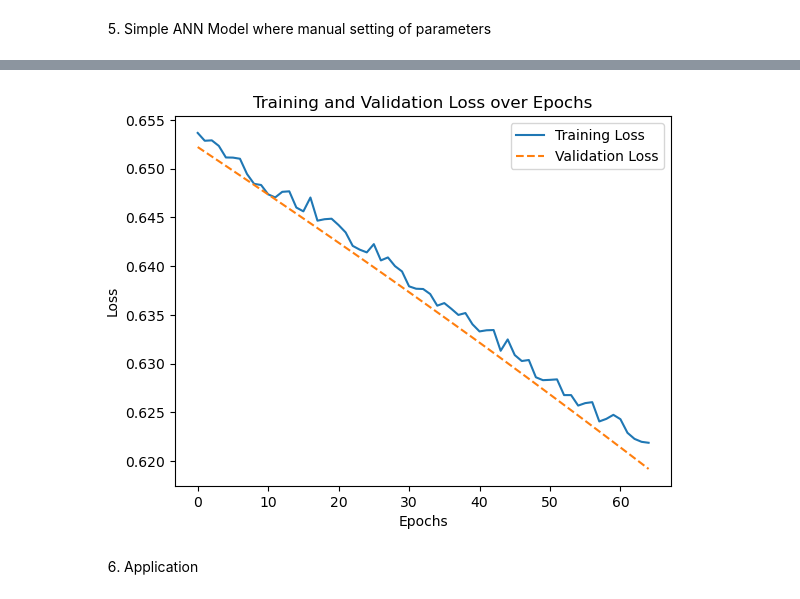
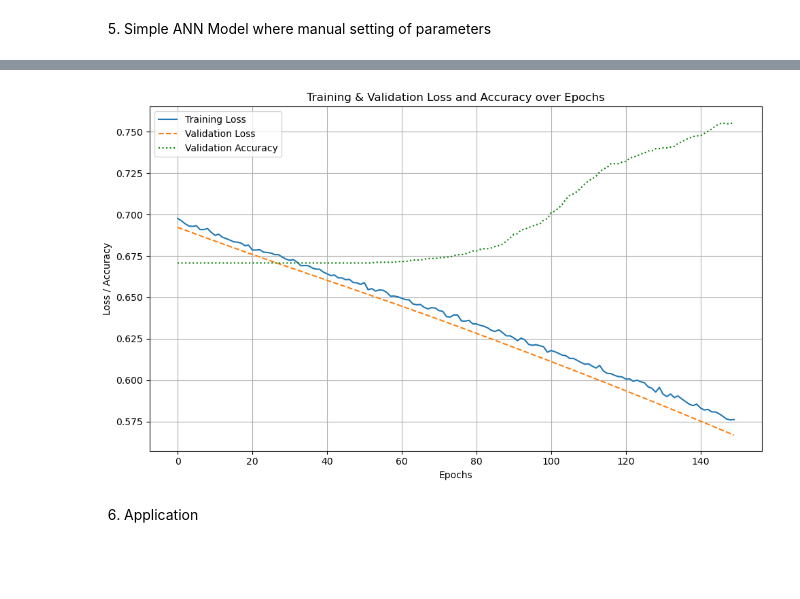
Before and after one commit to PJ-Caleon/AnimeReco_ANN, a Jupyter notebook: ann.ipynb, the cells around one changed output, grey strips where cells are left out. Drawn from its saved outputs; the diff is of its cells as text; code cells hidden in the pictures; blank space fills up the shorter version.

Commit message:
Update ann.ipynb
Added accuracy graph and adjusted epoch to 150

```diff
--- a/ann.ipynb
+++ b/ann.ipynb
@@ -198,9 +198,11 @@ loss_function = nn.BCELoss()  # Binary Cross Entropy Loss for binary classificat
 optimizer = optim.Adam(model.parameters(), lr=0.0001, weight_decay=0.01)  # Regularization strength (weight_decay)
 
 # Step 4: Train the model
-epochs = 65
+epochs = 150
 train_losses = []
 val_losses = []
+val_accuracies = []
+
 
 for epoch in range(epochs):
     model.train()
@@ -223,6 +225,11 @@ for epoch in range(epochs):
         val_loss = loss_function(y_pred_val, y_test_tensor.squeeze())  # Calculate the validation loss
         val_losses.append(val_loss.item())
 
+    # Calculate validation accuracy
+    y_pred_binary = (y_pred_val > 0.5).float()
+    val_accuracy = accuracy_score(y_test_tensor.numpy(), y_pred_binary.numpy())
+    val_accuracies.append(val_accuracy)
+
     if epoch % 10 == 0:
         print(f"Epoch {epoch+1}/{epochs}, Training Loss: {train_loss.item()}, Validation Loss: {val_loss.item()}")
 
@@ -236,12 +243,16 @@ with torch.no_grad():
     accuracy = accuracy_score(y_test_tensor.numpy(), y_pred_test.numpy())
     print(f"Test Accuracy: {accuracy * 100:.2f}%")
 
-# Optional: Plot the training and validation loss curves
+# Plot the training/validation loss and accuracy curves
+plt.figure(figsize=(10, 6))
 plt.plot(range(epochs), train_losses, label='Training Loss')
 plt.plot(range(epochs), val_losses, label='Validation Loss', linestyle='--')
-plt.title("Training and Validation Loss over Epochs")
+plt.plot(range(epochs), val_accuracies, label='Validation Accuracy', linestyle=':', color='green')
+plt.title("Training & Validation Loss and Accuracy over Epochs")
 plt.xlabel("Epochs")
-plt.ylabel("Loss")
+plt.ylabel("Loss / Accuracy")
 plt.legend()
+plt.grid(True)
+plt.tight_layout()
 plt.show()
 # %% [output]
@@ -256,4 +275,4 @@ Test Accuracy: 70.17%
-[figure, old version]
+[figure, new version]
 # %% [markdown]
 6. Application
 # %%
```
Also changed, not shown: parts of 1 cell of this notebook.
